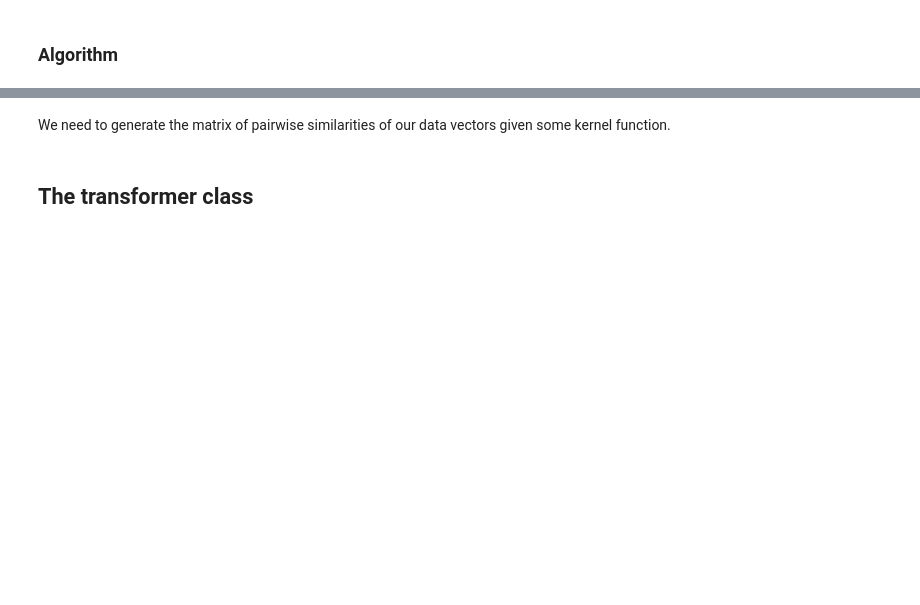
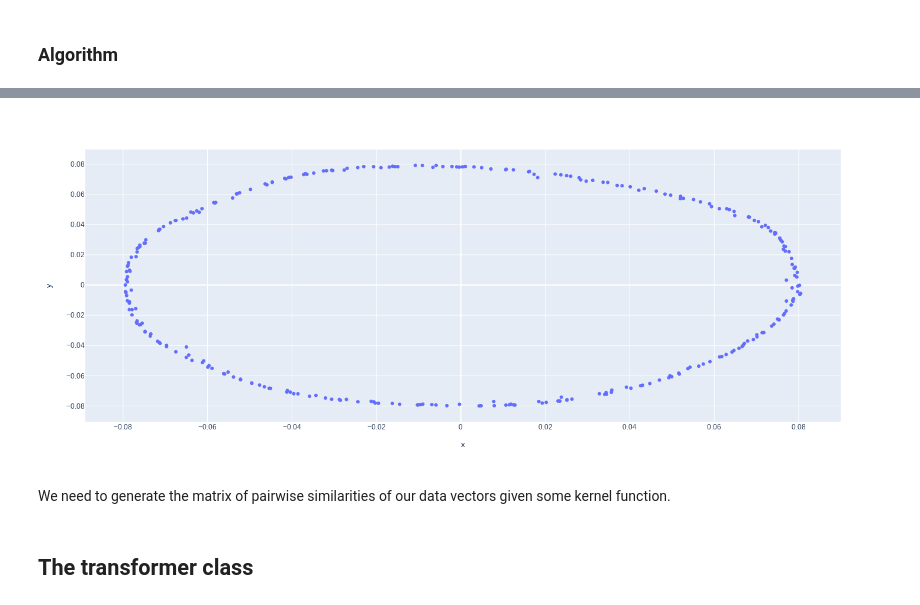
Before and after one commit to mfagan12/DiffusionMaps, a Jupyter notebook: notebooks/dev.ipynb, the cells around one changed output, grey strips where cells are left out. Saved outputs shown, nothing was run; the diff lists cells and outputs as text; code cells hidden in the pictures; blank space fills up the shorter version.

```diff
--- a/notebooks/dev.ipynb
+++ b/notebooks/dev.ipynb
@@ -74,3 +70,9 @@ plot_2d_diffusion_embedding(x1, x2)
+# %%
+emb = E[:,1:3]
+# %%
+visualize_2d_data(emb)
+# %% [output]
+[figure, added]
 # %% [markdown]
 We need to generate the matrix of pairwise similarities of our data vectors given some kernel function.
 # %% [markdown]
```
Also changed, not shown: parts of 23 cells of this notebook, 3 other files.
